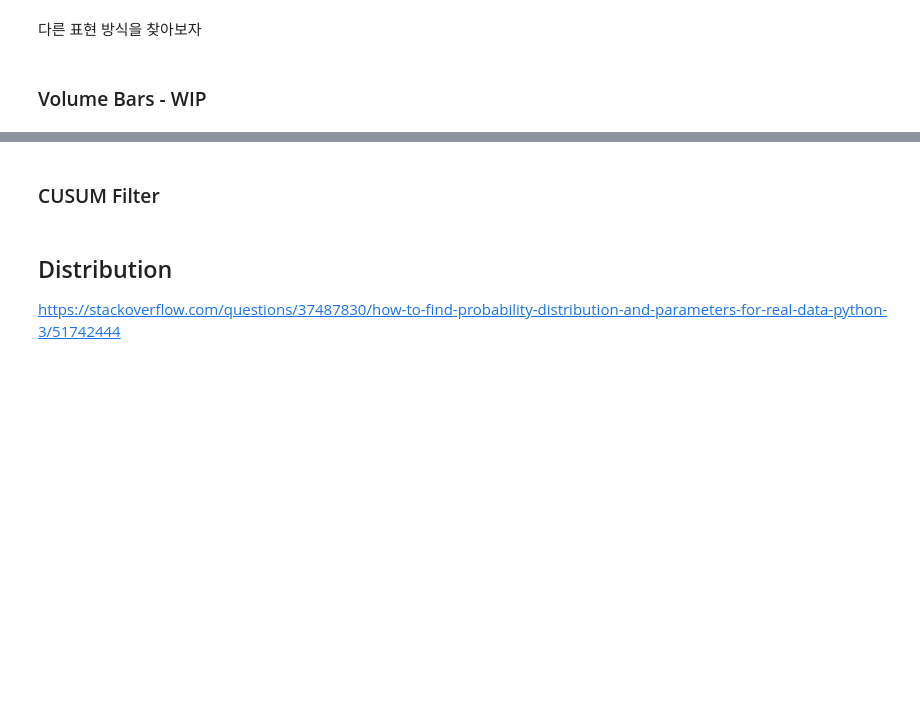
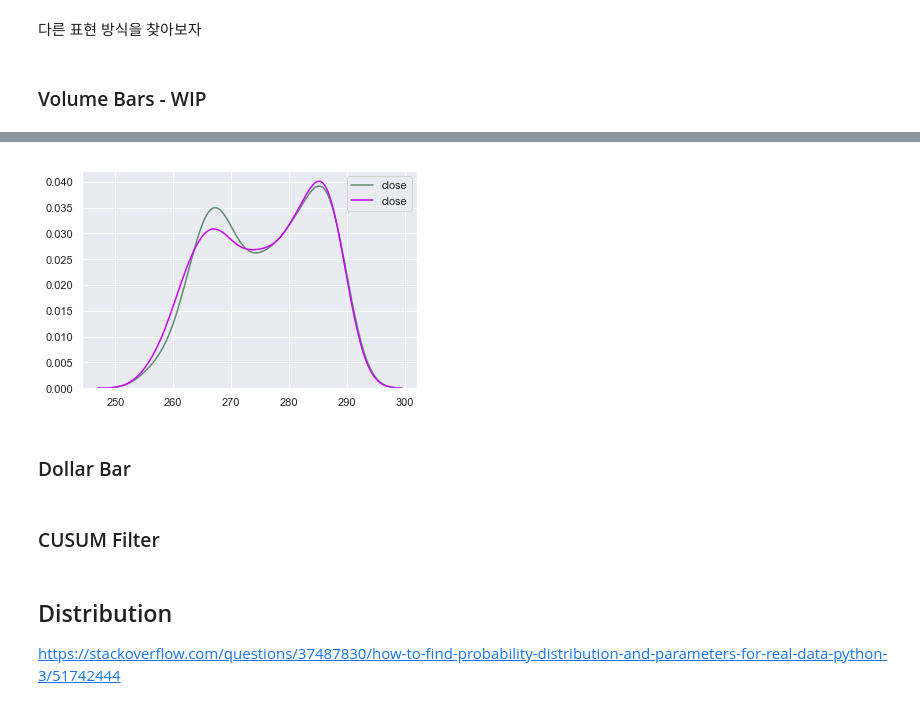
Before and after one commit to kooBH/FinanceServer, a Jupyter notebook: DE_PRADO/ch2.ipynb, the cells around one changed output, grey strips where cells are left out. Saved outputs shown, nothing was run; the diff lists cells and outputs as text; code cells hidden in the pictures; blank space fills up the shorter version.

```diff
--- a/DE_PRADO/ch2.ipynb
+++ b/DE_PRADO/ch2.ipynb
@@ -808,0 +803,35 @@ plt.show()
+# %%
+def check_volume(th_t,th_v):
+
+    e_0,pr =  for_init(weekly[1],th_t)
+    e_0_v,v_plus,e_v =  volume_init(weekly[1],th_v)
+
+    tick = pd.DataFrame(columns=['close'])
+    tick.index.names = ['timestamp']
+    volume = pd.DataFrame(columns=['close'])
+    volume.index.names = ['timestamp']
+
+    for tmp in weekly[2:]:
+        e_0,pr,t_tick = for_procedure(tmp,e_0,pr,th_t)
+        tick = pd.concat([tick, t_tick])
+
+        e_0_v,v_plus,e_v,t_volume = volume_procedure(tmp,e_0_v,v_plus,e_v,threshold)
+        volume = pd.concat([volume, t_volume])
+    fig, ax1 = plt.subplots()
+
+    #plt.plot(data_day.index, data_day['close'],color='#ff0000')
+    plt.plot(data.index, data['close'],color='#ff0000')
+    # df_corr = data_day[data_day.columns[0]]
+    # print(df_corr.autocorr)
+
+    ''' ax2 = ax2.bar(tick_temp.index, tick_temp['dummy'],color='#5d8c70')'''
+    #ax2 = ax2.plot(tick.index, tick['close'],color='#5d8c70')
+    plt.plot(tick.index, tick['close'],color='#5d8c70')
+
+    plt.plot(volume.index, volume['close'],color='#c800ff')
+    fig.set_figwidth(15)
+    fig.set_figheight(5)
+    plt.show()
+    return tick, volume
+
+r_tick,r_volume = check_volume(5000,20000)
@@ -809,3 +852,14 @@ plt.show()
+# %%
+fig, ax = plt.subplots()
+#sns.distplot(r_tick['close'], bins=25, color="#5d8c70", ax=ax)
+#sns.distplot(r_volume['close'], bins=25, color="#c800ff", ax=ax)
+sns.kdeplot(r_tick['close'],  color="#5d8c70")
+sns.kdeplot(r_volume['close'], color="#c800ff")
+plt.show()
+# %% [output]
+[figure, added]
+# %% [markdown]
+### Dollar Bar
 # %% [markdown]
 ### CUSUM Filter
 # %% [markdown]
```
Also changed, not shown: parts of 17 cells of this notebook, 5 other files.
